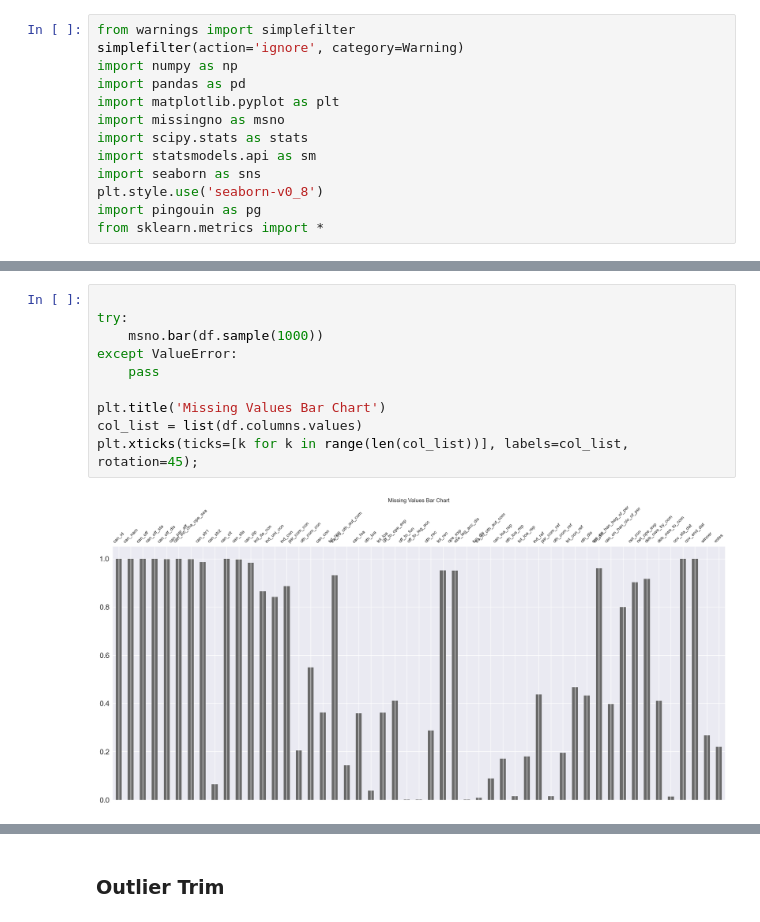
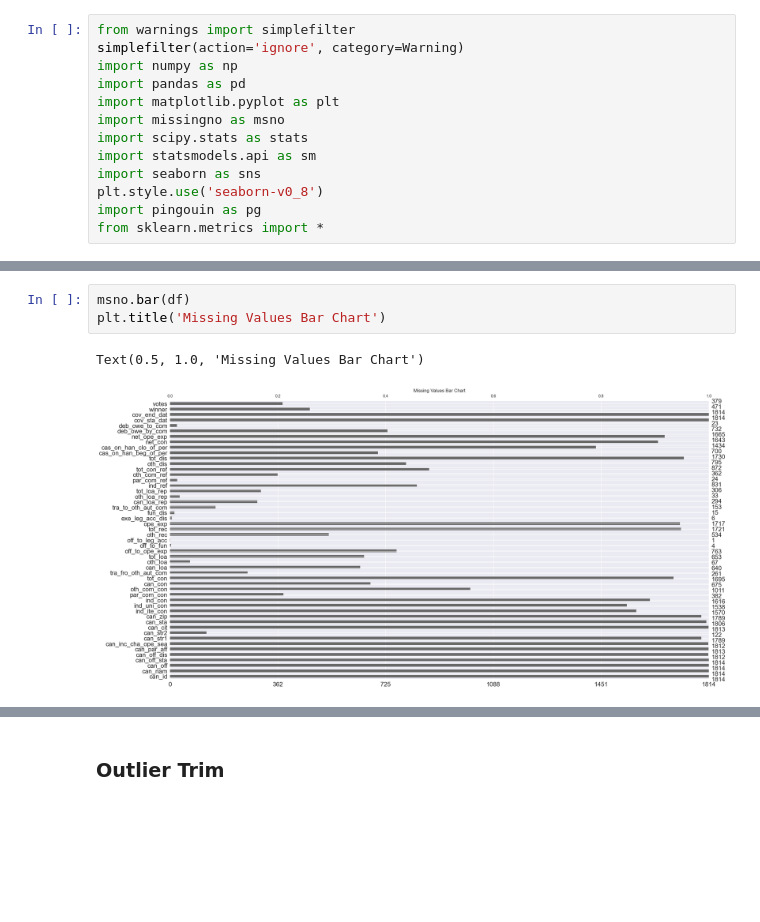
Before and after one commit to neophyte577/campaign-finance-analysis-house-2016, a Jupyter notebook: house_campaign_finance_2016.ipynb, the cells around one changed output, grey strips where cells are left out. Cells and saved outputs as stored; diff of their text form; blank space fills up the shorter version.

```diff
--- a/house_campaign_finance_2016.ipynb
+++ b/house_campaign_finance_2016.ipynb
@@ -42,12 +40,6 @@ memory usage: 722.9+ KB
 # %%
-
-try:
-    msno.bar(df.sample(1000))
-except ValueError:
-    pass
-
+msno.bar(df)
 plt.title('Missing Values Bar Chart')
-col_list = list(df.columns.values)
-plt.xticks(ticks=[k for k in range(len(col_list))], labels=col_list, rotation=45);
 # %% [output]
+Text(0.5, 1.0, 'Missing Values Bar Chart')
-[figure, old version]
+[figure, new version]
```
Also changed, not shown: parts of 121 cells of this notebook.
